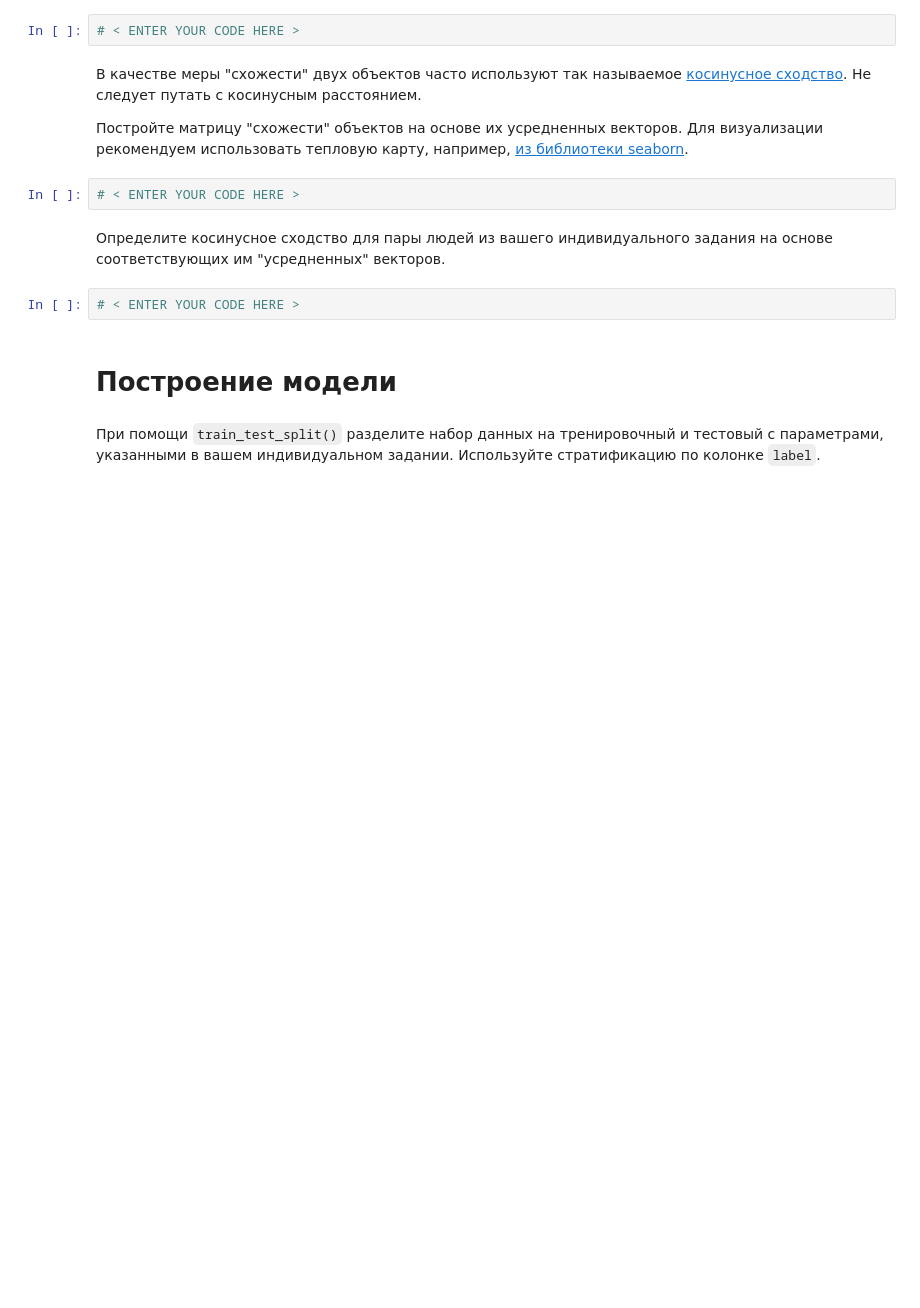
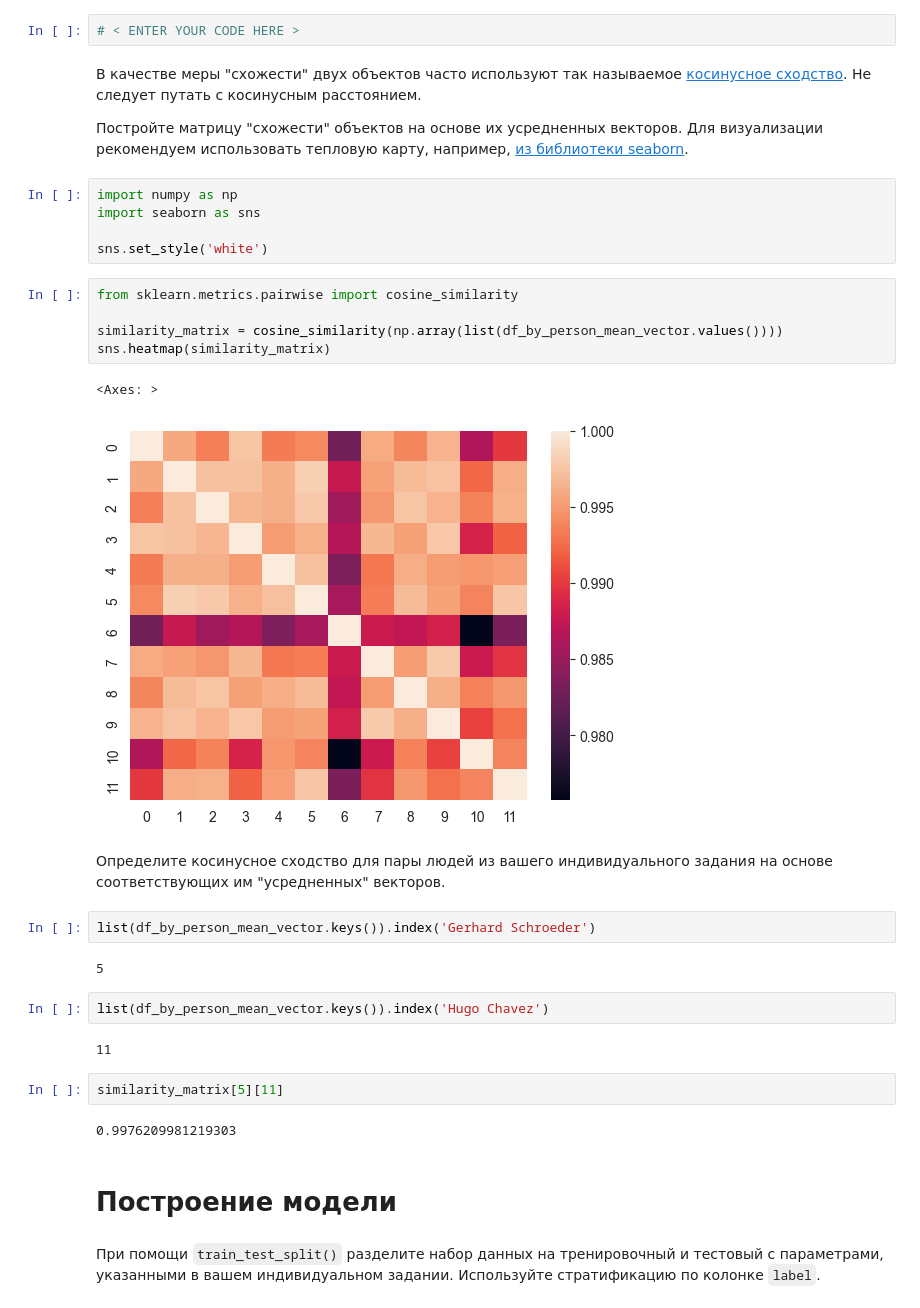
Before and after one commit to dimkablin/MachineLearningITMO, a Jupyter notebook: Упражнение 7/SVM_Students.ipynb, the cells around one changed output. Saved outputs shown, nothing was run; the diff lists cells and outputs as text; blank space fills up the shorter version.

```diff
--- a/Упражнение 7/SVM_Students.ipynb
+++ b/Упражнение 7/SVM_Students.ipynb
@@ -78,12 +106,33 @@ plt.axis('off')
 В качестве меры "схожести" двух объектов часто используют так называемое [косинусное сходство](https://en.wikipedia.org/wiki/Cosine_similarity). Не следует путать с косинусным расстоянием.
 
 Постройте матрицу "схожести" объектов на основе их усредненных векторов. Для визуализации рекомендуем использовать тепловую карту, например, [из библиотеки seaborn](https://seaborn.pydata.org/generated/seaborn.heatmap.html).
-# %%
-# < ENTER YOUR CODE HERE >
+# %%
+import numpy as np
+import seaborn as sns
+
+sns.set_style('white')
+# %%
+from sklearn.metrics.pairwise import cosine_similarity
+
+similarity_matrix = cosine_similarity(np.array(list(df_by_person_mean_vector.values())))
+sns.heatmap(similarity_matrix)
+# %% [output]
+<Axes: >
+[figure, added]
 # %% [markdown]
 Определите косинусное сходство для пары людей из вашего индивидуального задания на основе соответствующих им "усредненных" векторов.
-# %%
-# < ENTER YOUR CODE HERE >
+# %%
+list(df_by_person_mean_vector.keys()).index('Gerhard Schroeder')
+# %% [output]
+5
+# %%
+list(df_by_person_mean_vector.keys()).index('Hugo Chavez')
+# %% [output]
+11
+# %%
+similarity_matrix[5][11]
+# %% [output]
+0.9976209981219303
 # %% [markdown]
 # Построение модели
 # %% [markdown]
```
Also changed, not shown: parts of 13 cells of this notebook.
